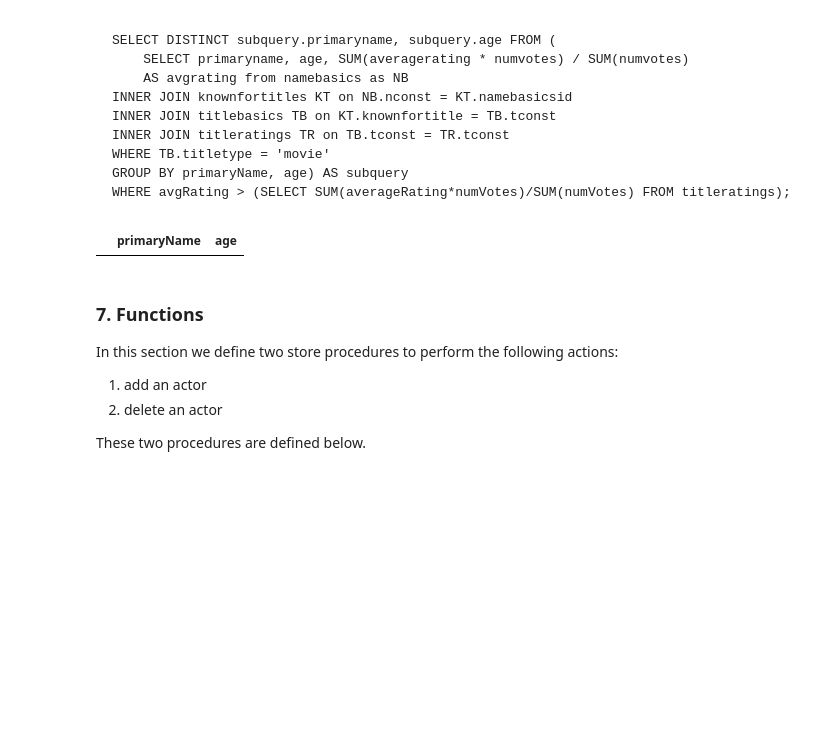
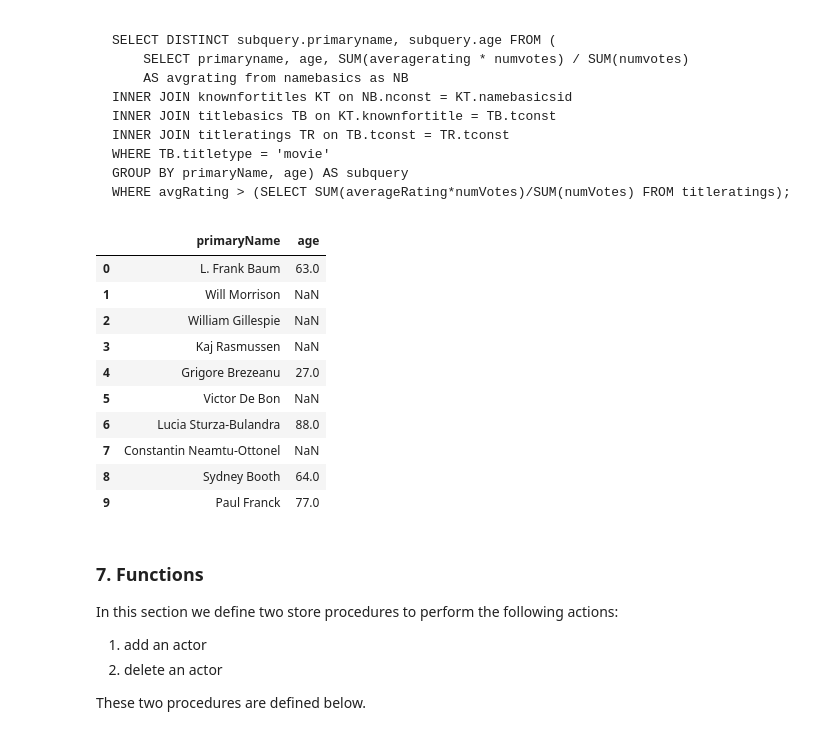
Before and after one commit to abasiamaakpan/Movie_Database_Application, a Jupyter notebook: Imdb_Database_Warehouse.ipynb, the cells around one changed output. Saved outputs shown, nothing was run; the diff lists cells and outputs as text; code cells hidden in the pictures; blank space fills up the shorter version.

Commit message:
update notebook and print tables

```diff
--- a/Imdb_Database_Warehouse.ipynb
+++ b/Imdb_Database_Warehouse.ipynb
@@ -1057,20 +1164,30 @@ WHERE avgRating > (SELECT SUM(averageRating*numVotes)/SUM(numVotes) FROM titlera
 # %%
 def retrieveActorNames():
 
     actor_retrieve = pd.read_sql("""SELECT DISTINCT subquery.primaryName,subquery.age FROM (SELECT primaryName,age, SUM(averageRating*numVotes)/SUM(numVotes) AS avgRating from namebasics as nb
                                     INNER JOIN knownfortitles ktr on nb.nconst=ktr.namebasicsid
                                     INNER JOIN titlebasics tb on ktr.knownfortitle=tb.tconst
                                     INNER JOIN titleratings tr on tb.tconst=tr.tconst
                                     WHERE tb.titleType='movie'
                                     GROUP BY primaryName,age) AS subquery
-                                    WHERE avgRating > (SELECT SUM(averageRating*numVotes)/SUM(numVotes) FROM titleratings);""",database_connection.connect())
+                                    WHERE avgRating > (SELECT SUM(averageRating*numVotes)/SUM(numVotes) FROM titleratings) LIMIT 10;""",database_connection.connect())
 
     return actor_retrieve
 
 # call function
 retrieveActorNames()
 # %% [output]
 |  | primaryName | age |
+| 0 | L. Frank Baum | 63.0 |
+| 1 | Will Morrison | NaN |
+| 2 | William Gillespie | NaN |
+| 3 | Kaj Rasmussen | NaN |
+| 4 | Grigore Brezeanu | 27.0 |
+| 5 | Victor De Bon | NaN |
+| 6 | Lucia Sturza-Bulandra | 88.0 |
+| 7 | Constantin Neamtu-Ottonel | NaN |
+| 8 | Sydney Booth | 64.0 |
+| 9 | Paul Franck | 77.0 |
 # %% [markdown]
 ### 7. Functions
 In this section we define two store procedures to perform the following actions:
```
Also changed, not shown: parts of 33 cells of this notebook.
